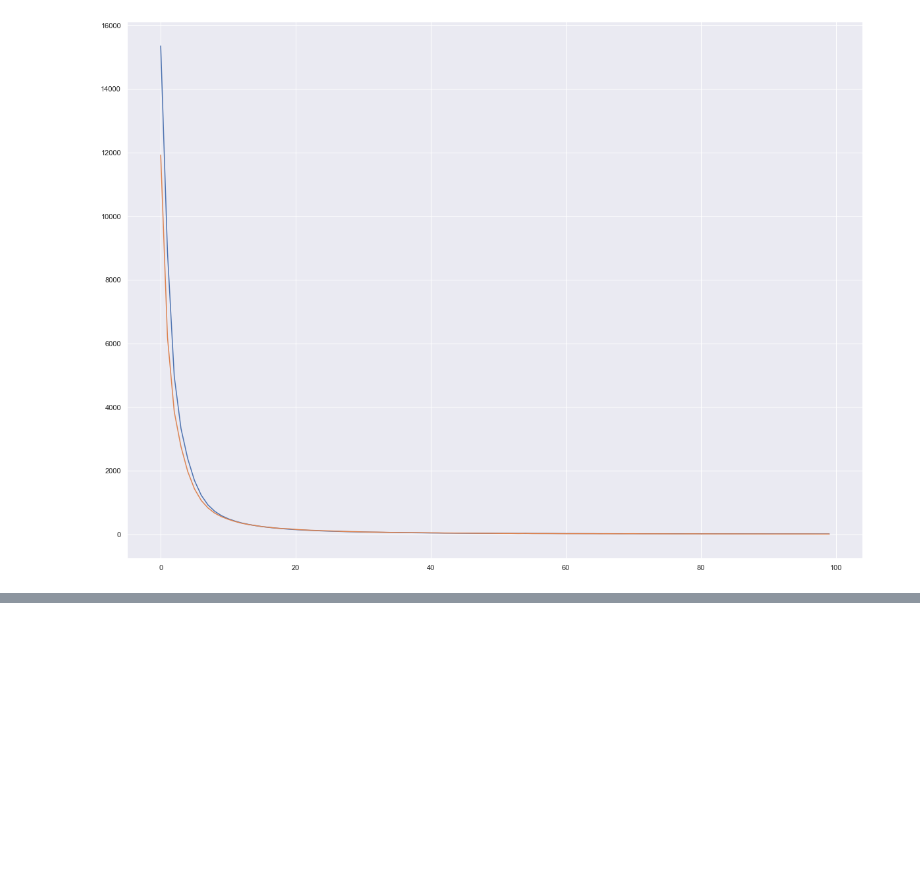
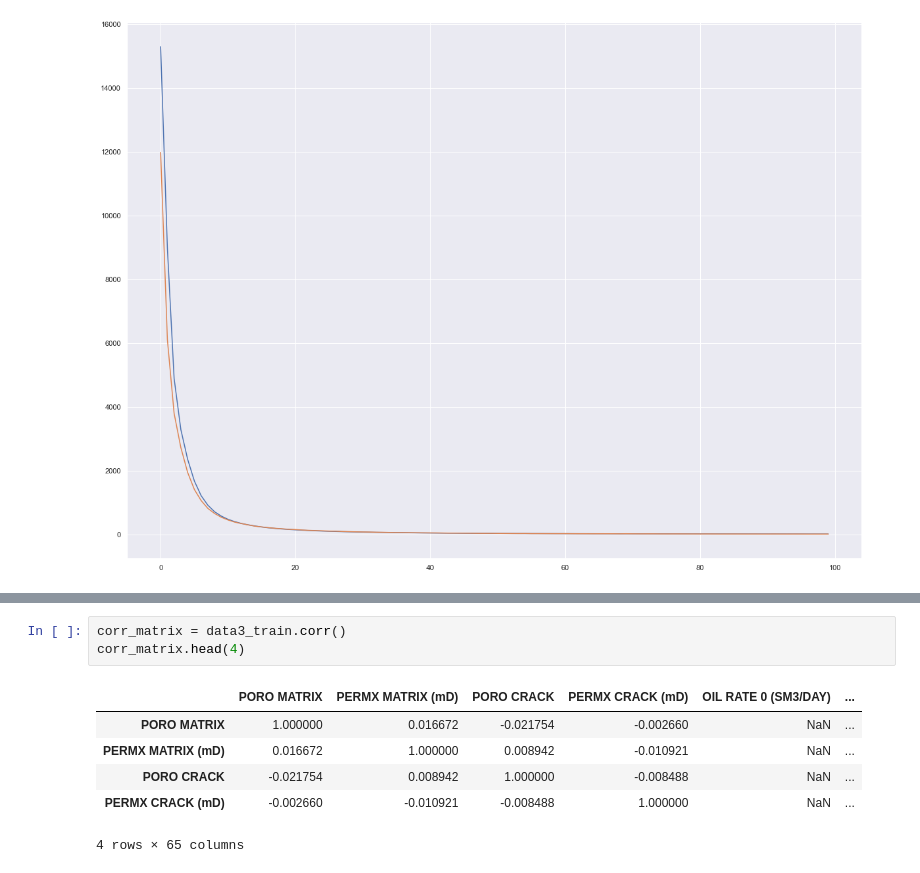
Before and after one commit to mualal/ml-experiments, a Jupyter notebook: reservoir_exploration.ipynb, the cells around one changed output, grey strips where cells are left out. Drawn from its saved outputs; the diff is of its cells as text; blank space fills up the shorter version.

```diff
--- a/reservoir_exploration.ipynb
+++ b/reservoir_exploration.ipynb
@@ -439,0 +448,10 @@ plt.hist(relative_error, bins=30)
+# %%
+corr_matrix = data3_train.corr()
+corr_matrix.head(4)
+# %% [output]
+|  | PORO MATRIX | PERMX MATRIX (mD) | PORO CRACK | PERMX CRACK (mD) | OIL RATE 0 (SM3/DAY) | ... |
+| PORO MATRIX | 1.000000 | 0.016672 | -0.021754 | -0.002660 | NaN | ... |
+| PERMX MATRIX (mD) | 0.016672 | 1.000000 | 0.008942 | -0.010921 | NaN | ... |
+| PORO CRACK | -0.021754 | 0.008942 | 1.000000 | -0.008488 | NaN | ... |
+| PERMX CRACK (mD) | -0.002660 | -0.010921 | -0.008488 | 1.000000 | NaN | ... |
+4 rows × 65 columns
```
Also changed, not shown: parts of 14 cells of this notebook, 3 other files.
